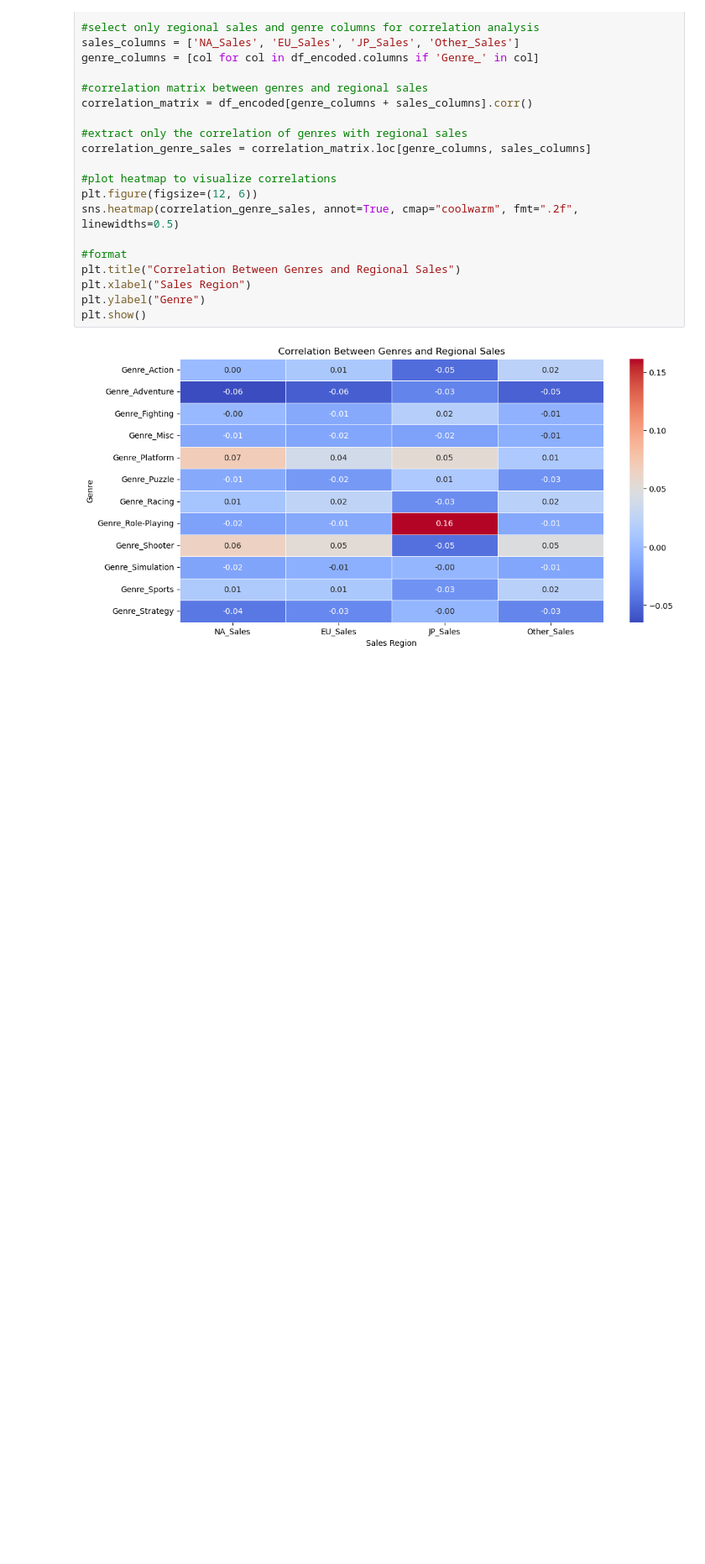
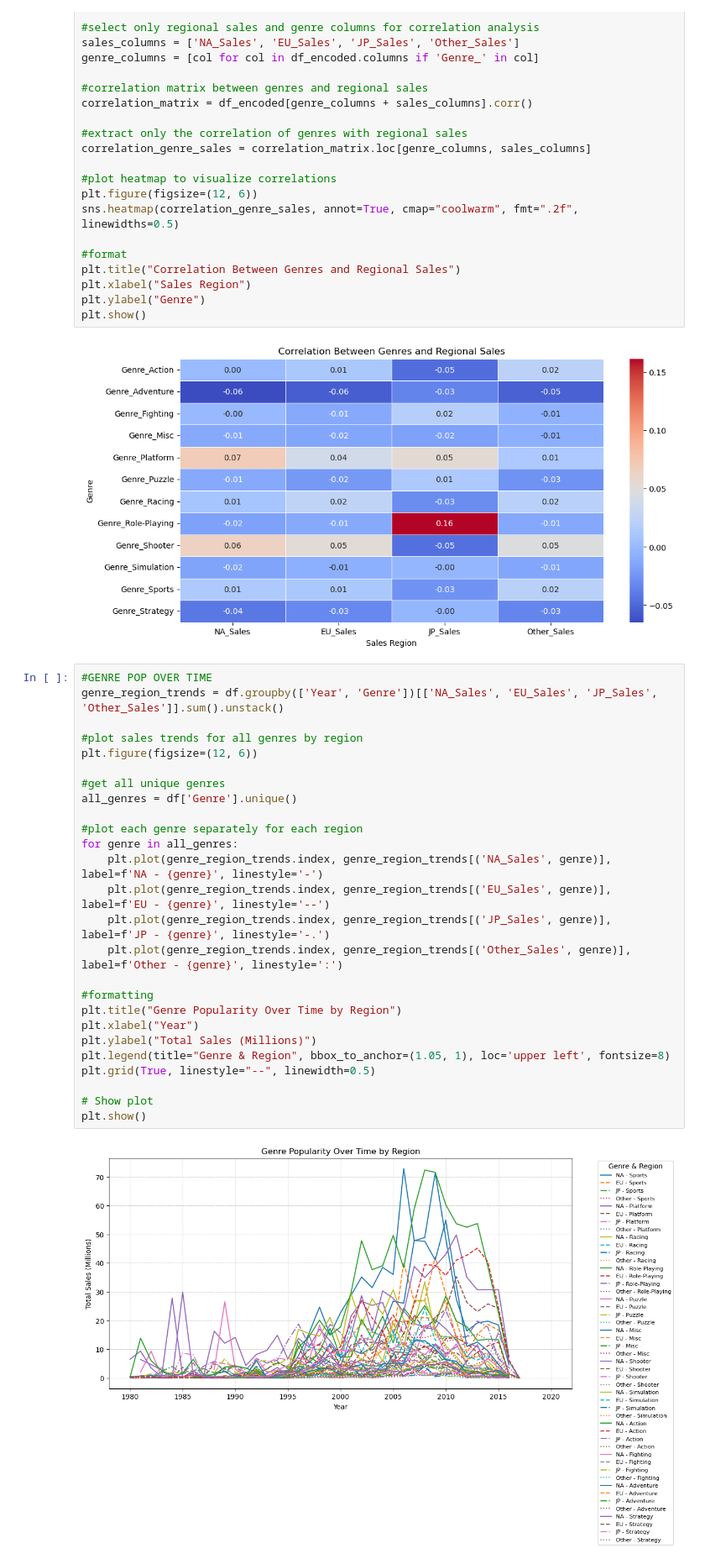
Before and after one commit to jbone2239/ANA500-Code, a Jupyter notebook: Micro2.ipynb, the cells around one changed output. Shown at 84% size. Cells and saved outputs as stored; diff of their text form; blank space fills up the shorter version.

```diff
--- a/Micro2.ipynb
+++ b/Micro2.ipynb
@@ -294,3 +294,31 @@ plt.ylabel("Genre")
 plt.show()
 # %% [output]
 [figure]
+# %%
+#GENRE POP OVER TIME
+genre_region_trends = df.groupby(['Year', 'Genre'])[['NA_Sales', 'EU_Sales', 'JP_Sales', 'Other_Sales']].sum().unstack()
+
+#plot sales trends for all genres by region
+plt.figure(figsize=(12, 6))
+
+#get all unique genres
+all_genres = df['Genre'].unique()
+
+#plot each genre separately for each region
+for genre in all_genres:
+    plt.plot(genre_region_trends.index, genre_region_trends[('NA_Sales', genre)], label=f'NA - {genre}', linestyle='-')
+    plt.plot(genre_region_trends.index, genre_region_trends[('EU_Sales', genre)], label=f'EU - {genre}', linestyle='--')
+    plt.plot(genre_region_trends.index, genre_region_trends[('JP_Sales', genre)], label=f'JP - {genre}', linestyle='-.')
+    plt.plot(genre_region_trends.index, genre_region_trends[('Other_Sales', genre)], label=f'Other - {genre}', linestyle=':')
+
+#formatting
+plt.title("Genre Popularity Over Time by Region")
+plt.xlabel("Year")
+plt.ylabel("Total Sales (Millions)")
+plt.legend(title="Genre & Region", bbox_to_anchor=(1.05, 1), loc='upper left', fontsize=8)
+plt.grid(True, linestyle="--", linewidth=0.5)
+
+# Show plot
+plt.show()
+# %% [output]
+[figure, added]
```
Also changed, not shown: parts of 1 cell of this notebook.
